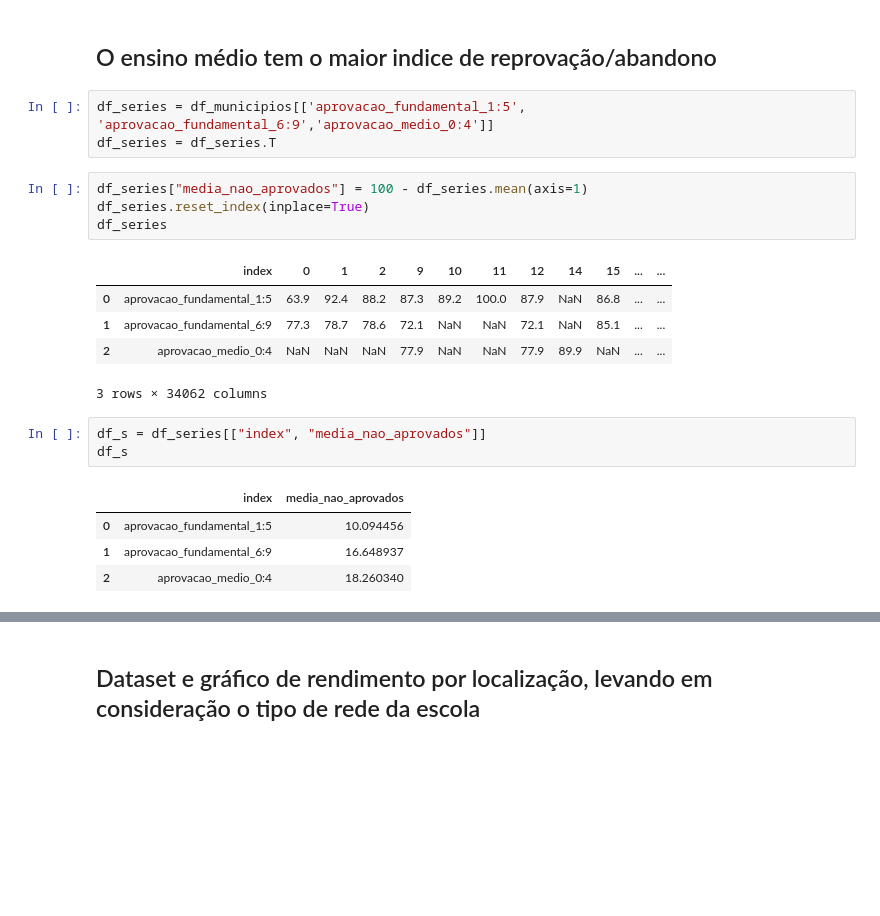
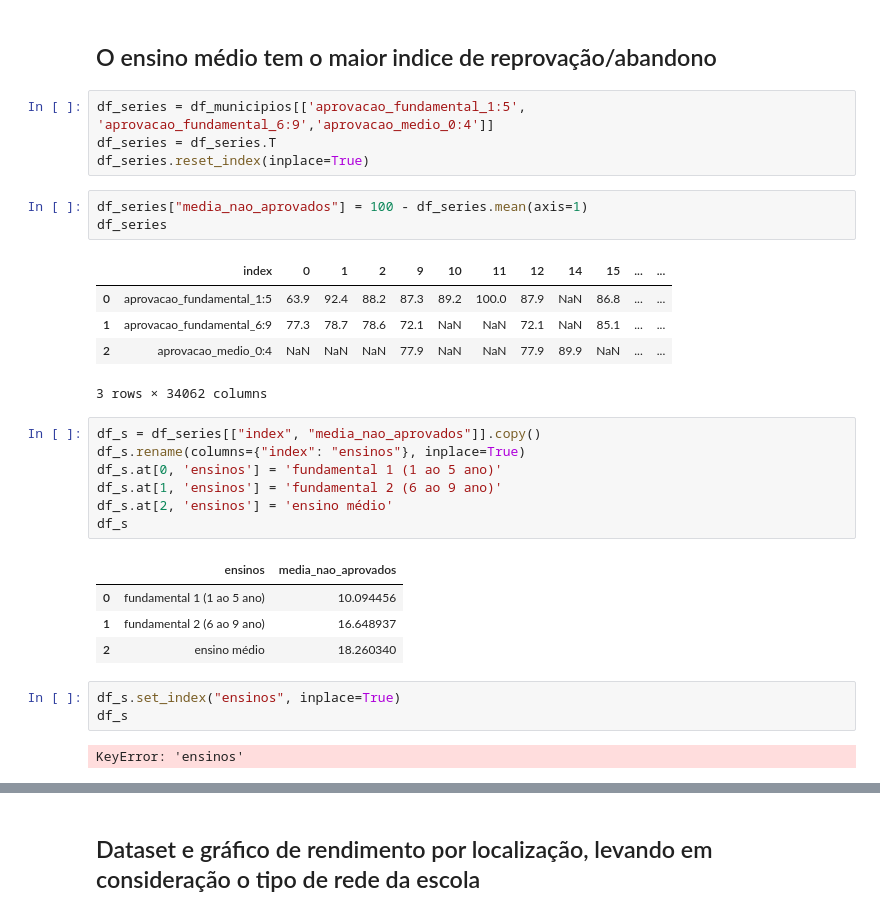
Before and after one commit to if1015-datascience-ufpe/2018-2-projeto-petshop, a Jupyter notebook: rendimento_ensinobasico.ipynb, the cells around one changed output, grey strips where cells are left out. Drawn from its saved outputs; the diff is of its cells as text; blank space fills up the shorter version.

```diff
--- a/rendimento_ensinobasico.ipynb
+++ b/rendimento_ensinobasico.ipynb
@@ -247,9 +247,9 @@ df_muni
 # %%
 df_series = df_municipios[['aprovacao_fundamental_1:5', 'aprovacao_fundamental_6:9','aprovacao_medio_0:4']]
 df_series = df_series.T
+df_series.reset_index(inplace=True)
 # %%
 df_series["media_nao_aprovados"] = 100 - df_series.mean(axis=1)
-df_series.reset_index(inplace=True)
 df_series
 # %% [output]
 |  | index | 0 | 1 | 2 | 9 | 10 | 11 | 12 | 14 | 15 | ... | ... |
@@ -257,11 +257,20 @@ df_series
 | 1 | aprovacao_fundamental_6:9 | 77.3 | 78.7 | 78.6 | 72.1 | NaN | NaN | 72.1 | NaN | 85.1 | ... | ... |
 | 2 | aprovacao_medio_0:4 | NaN | NaN | NaN | 77.9 | NaN | NaN | 77.9 | 89.9 | NaN | ... | ... |
 3 rows × 34062 columns
-# %%
-df_s = df_series[["index", "media_nao_aprovados"]]
-df_s
-# %% [output]
-|  | index | media_nao_aprovados |
-| 0 | aprovacao_fundamental_1:5 | 10.094456 |
-| 1 | aprovacao_fundamental_6:9 | 16.648937 |
-| 2 | aprovacao_medio_0:4 | 18.260340 |
+# %%
+df_s = df_series[["index", "media_nao_aprovados"]].copy()
+df_s.rename(columns={"index": "ensinos"}, inplace=True)
+df_s.at[0, 'ensinos'] = 'fundamental 1 (1 ao 5 ano)'
+df_s.at[1, 'ensinos'] = 'fundamental 2 (6 ao 9 ano)'
+df_s.at[2, 'ensinos'] = 'ensino médio'
+df_s
+# %% [output]
+|  | ensinos | media_nao_aprovados |
+| 0 | fundamental 1 (1 ao 5 ano) | 10.094456 |
+| 1 | fundamental 2 (6 ao 9 ano) | 16.648937 |
+| 2 | ensino médio | 18.260340 |
+# %%
+df_s.set_index("ensinos", inplace=True)
+df_s
+# %% [output]
+KeyError: 'ensinos'
```
Also changed, not shown: parts of 1 cell of this notebook.
